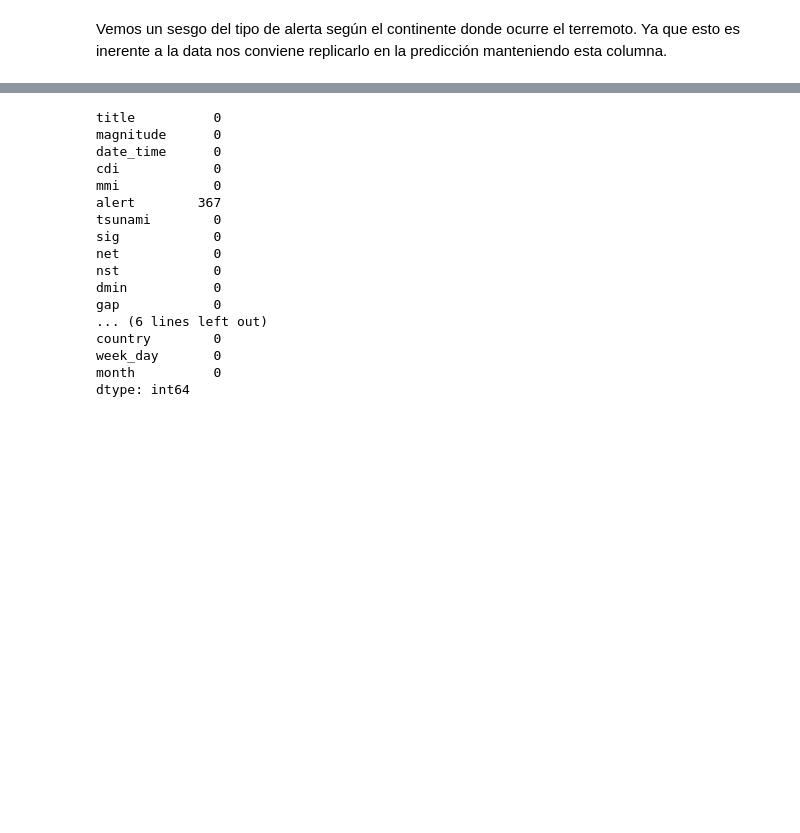
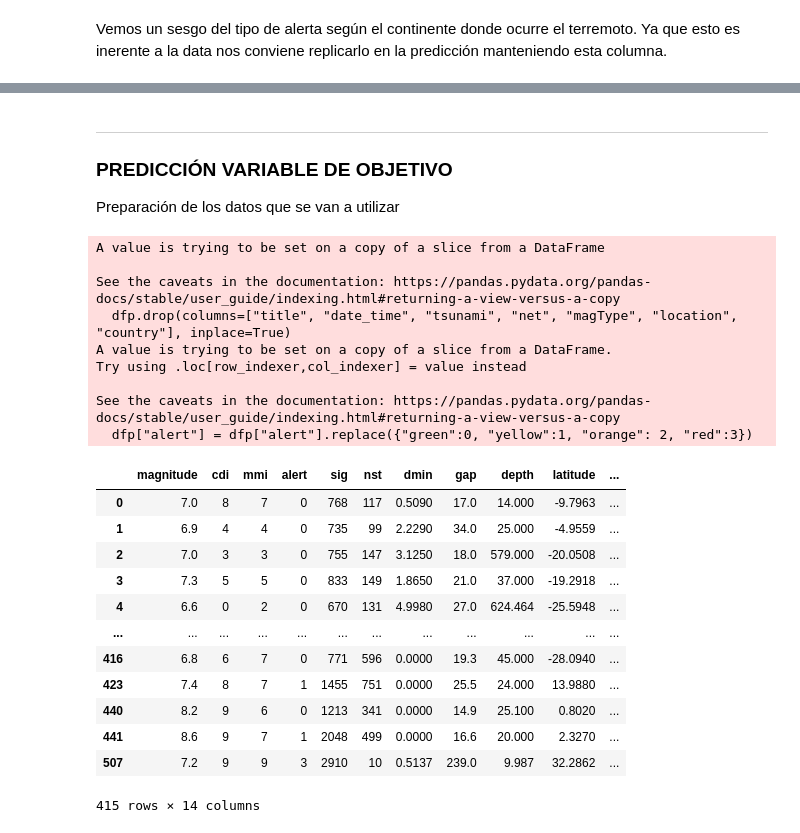
Before and after one commit to Erwin-d3v/Proyecto-2, a Jupyter notebook: Earthquakes.ipynb, the cells around one changed output, grey strips where cells are left out. Saved outputs shown, nothing was run; the diff lists cells and outputs as text; code cells hidden in the pictures; blank space fills up the shorter version.

```diff
--- a/Earthquakes.ipynb
+++ b/Earthquakes.ipynb
@@ -608,23 +608,9 @@ df[df["country"] == "Ecuador"]
 | 250 | M 7.8 - 27 km SSE of Muisne, Ecuador | 7.8 | 2016-04-16 23:58:00 | 9 | 9 | orange | 1 | 1163 | us | 0 | 1.440 | ... |
 | 490 | M 7.1 - Ecuador | 7.1 | 2010-12-08 11:54:00 | 6 | 5 | NaN | 0 | 945 | us | 672 | 0.000 | ... |
 | 582 | M 6.8 - 30 km E of Macas, Ecuador | 6.8 | 2007-11-16 03:13:00 | 7 | 6 | NaN | 0 | 790 | us | 649 | 0.000 | ... |
-# %%
-df.isna().sum()
-# %% [output]
-title          0
-magnitude      0
-date_time      0
-cdi            0
-mmi            0
-alert        367
-tsunami        0
-sig            0
-net            0
-nst            0
-dmin           0
-gap            0
-... (6 lines left out)
-country        0
-week_day       0
-month          0
-dtype: int64
+# %% [markdown]
+<hr>
+
+### **PREDICCIÓN VARIABLE DE OBJETIVO**
+
+Preparación de los datos que se van a utilizar
@@ -630,0 +619,29 @@ dtype: int64
+# %%
+dfp.drop(columns=["title", "date_time", "tsunami", "net", "magType", "location", "country"], inplace=True)
+
+# Preparación variable objetivo categórica
+dfp["alert"] = dfp["alert"].replace({"green":0, "yellow":1, "orange": 2, "red":3})
+dfp
+# %% [output]
+A value is trying to be set on a copy of a slice from a DataFrame
+
+See the caveats in the documentation: https://pandas.pydata.org/pandas-docs/stable/user_guide/indexing.html#returning-a-view-versus-a-copy
+  dfp.drop(columns=["title", "date_time", "tsunami", "net", "magType", "location", "country"], inplace=True)
+A value is trying to be set on a copy of a slice from a DataFrame.
+Try using .loc[row_indexer,col_indexer] = value instead
+
+See the caveats in the documentation: https://pandas.pydata.org/pandas-docs/stable/user_guide/indexing.html#returning-a-view-versus-a-copy
+  dfp["alert"] = dfp["alert"].replace({"green":0, "yellow":1, "orange": 2, "red":3})
+|  | magnitude | cdi | mmi | alert | sig | nst | dmin | gap | depth | latitude | ... |
+| 0 | 7.0 | 8 | 7 | 0 | 768 | 117 | 0.5090 | 17.0 | 14.000 | -9.7963 | ... |
+| 1 | 6.9 | 4 | 4 | 0 | 735 | 99 | 2.2290 | 34.0 | 25.000 | -4.9559 | ... |
+| 2 | 7.0 | 3 | 3 | 0 | 755 | 147 | 3.1250 | 18.0 | 579.000 | -20.0508 | ... |
+| 3 | 7.3 | 5 | 5 | 0 | 833 | 149 | 1.8650 | 21.0 | 37.000 | -19.2918 | ... |
+| 4 | 6.6 | 0 | 2 | 0 | 670 | 131 | 4.9980 | 27.0 | 624.464 | -25.5948 | ... |
+| ... | ... | ... | ... | ... | ... | ... | ... | ... | ... | ... | ... |
+| 416 | 6.8 | 6 | 7 | 0 | 771 | 596 | 0.0000 | 19.3 | 45.000 | -28.0940 | ... |
+| 423 | 7.4 | 8 | 7 | 1 | 1455 | 751 | 0.0000 | 25.5 | 24.000 | 13.9880 | ... |
+| 440 | 8.2 | 9 | 6 | 0 | 1213 | 341 | 0.0000 | 14.9 | 25.100 | 0.8020 | ... |
+| 441 | 8.6 | 9 | 7 | 1 | 2048 | 499 | 0.0000 | 16.6 | 20.000 | 2.3270 | ... |
+| 507 | 7.2 | 9 | 9 | 3 | 2910 | 10 | 0.5137 | 239.0 | 9.987 | 32.2862 | ... |
+415 rows × 14 columns
```
Also changed, not shown: parts of 33 cells of this notebook.
